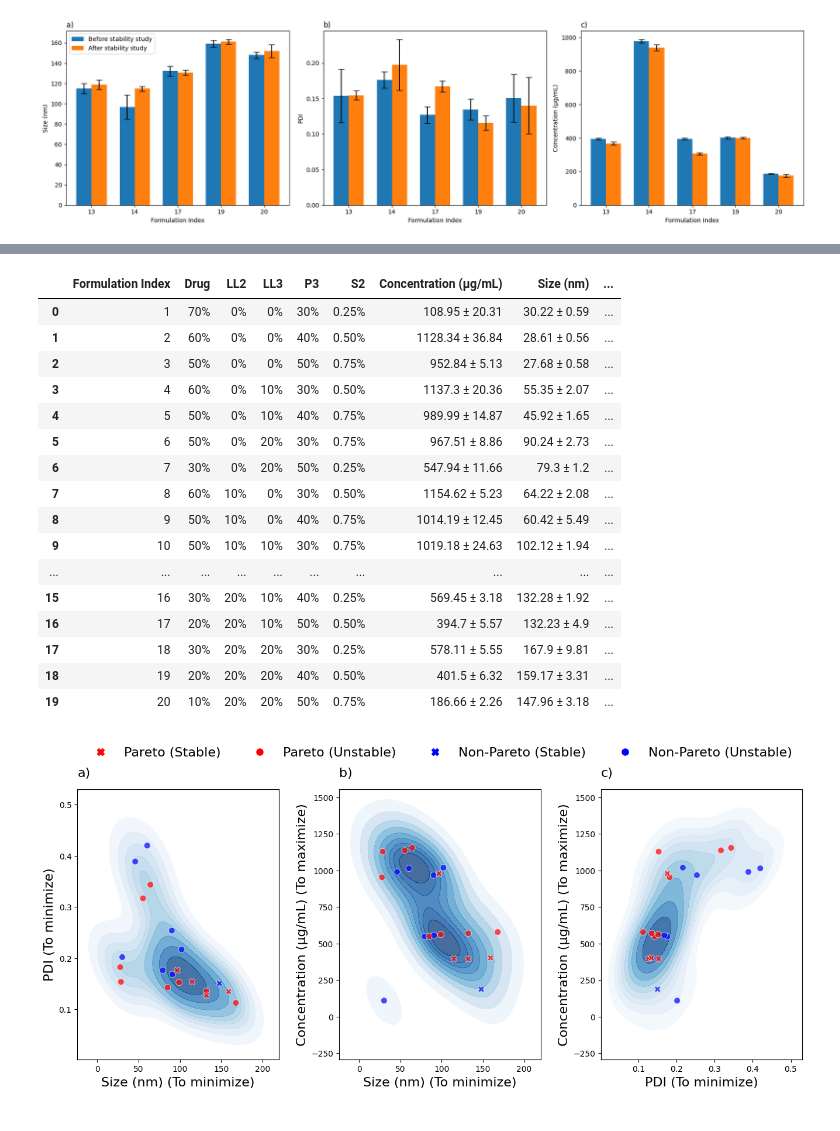
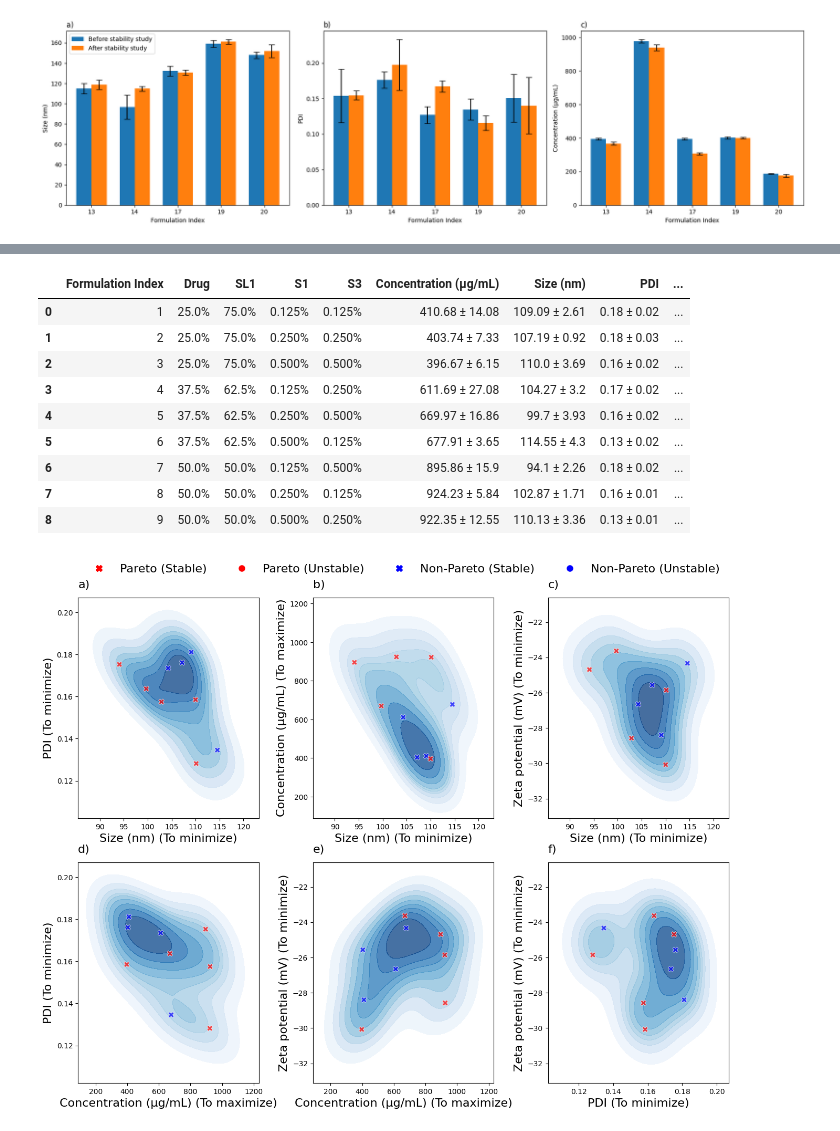
Before and after one commit to ZeqingBao/SDL5_Nano, a Jupyter notebook: 2nd_round_screening/2nd_data_analysis.ipynb, the cells around one changed output, grey strips where cells are left out. Saved outputs shown, nothing was run; the diff lists cells and outputs as text; code cells hidden in the pictures.

```diff
--- a/2nd_round_screening/2nd_data_analysis.ipynb
+++ b/2nd_round_screening/2nd_data_analysis.ipynb
@@ -170,5 +216,6 @@ def summarize(df, column):
 summary_size = summarize(raw_data, 'Diameter (nm)')
 summary_pdi = summarize(raw_data, 'PD Index')
 summary_conc = summarize(raw_data, 'Concentration (µg/mL)')
+summary_zeta = summarize(raw_data, 'Zeta potential (mV)')
 # %%
 # Merge the summaries back into the original DataFrame
@@ -418,15 +447,15 @@ def distribution(x, y , ax , ann):
     ax.set_xticklabels(ax.get_xticklabels(), fontsize=fontsize)
 
 
-    ax.annotate(ann, xy=(0, 1.10), xycoords="axes fraction", va="top", ha="left", fontsize=fontsize)
+    ax.annotate(ann, xy=(0, 1.12), xycoords="axes fraction", va="top", ha="left", fontsize=fontsize)
 # %%
 # Plot the distribution
 
-fig = plt.figure(figsize=(36, 24))
-grid = plt.GridSpec(4, 4, wspace=0.4, hspace=0.4)
+fig = plt.figure(figsize=(36, 36))
+grid = plt.GridSpec(5, 4, wspace=0.4, hspace=0.4)
 
-x_list = [ 'LL2', 'LL3', 'P3', 'S2']
-y_list = ['Size (nm)', 'PDI', 'Concentration (µg/mL)', 'Stability']
+x_list = [ 'SL1', 'S1', 'S3']
+y_list = ['Size (nm)', 'PDI', 'Concentration (µg/mL)', 'Zeta potential (mV)', 'Stability', ]
 
 # Counter for annotation labels, starting with 'a'
 letter_index = 97  # ASCII value for 'a'
@@ -463,7 +492,7 @@ Passing `palette` without assigning `hue` is deprecated and will be removed in v
 # %%
 # Save the data to an Excel file
 
-columns_to_save = ['Formulation Index','Drug', 'LL2', 'LL3', 'P3', 'S2',  'Concentration (µg/mL)', 'Size (nm)', 'PDI', 'Stability', 'Pareto']
+columns_to_save = ['Formulation Index','Drug', 'SL1', 'S1', 'S3', 'Concentration (µg/mL)', 'Size (nm)', 'PDI', 'Stability', 'Zeta potential (mV)','Pareto']
 
 
 table = doe[columns_to_save].copy()
@@ -472,34 +501,28 @@ table = doe[columns_to_save].copy()
 table['Concentration (µg/mL)'] = round(doe['Concentration (µg/mL)'],2).astype(str) + ' ± ' + round(doe['Concentration (µg/mL)_std'],2).astype(str)
 table['Size (nm)'] = round(doe['Size (nm)'],2).astype(str) + ' ± ' + round(doe['Size (nm)_std'],2).astype(str)
 table['PDI'] = round(doe['PDI'],2).astype(str) + ' ± ' + round(doe['PDI_std'],2).astype(str)
-table["S2"] = table["S2"].apply(lambda x: f"{x:.2f}%")
-table["Drug"] = table["Drug"].apply(lambda x: f"{x:.0f}%")
-table["LL2"] = table["LL2"].apply(lambda x: f"{x:.0f}%")
-table["LL3"] = table["LL3"].apply(lambda x: f"{x:.0f}%")
-table["P3"] = table["P3"].apply(lambda x: f"{x:.0f}%")
+table['Zeta potential (mV)'] = round(doe['Zeta potential (mV)'],2).astype(str) + ' ± ' + round(doe['Zeta potential (mV)_std'],2).astype(str)
+table["SL1"] = table["SL1"].apply(lambda x: f"{x:.1f}%")
+table["Drug"] = table["Drug"].apply(lambda x: f"{x:.1f}%")
+table["S1"] = table["S1"].apply(lambda x: f"{x:.3f}%")
+table["S3"] = table["S3"].apply(lambda x: f"{x:.3f}%")
+
 table['Formulation Index'] = table.index + 1
 
 
 table.to_excel('Table.xlsx', index=False)
 table
 # %% [output]
-|  | Formulation Index | Drug | LL2 | LL3 | P3 | S2 | Concentration (µg/mL) | Size (nm) | ... |
-| 0 | 1 | 70% | 0% | 0% | 30% | 0.25% | 108.95 ± 20.31 | 30.22 ± 0.59 | ... |
-| 1 | 2 | 60% | 0% | 0% | 40% | 0.50% | 1128.34 ± 36.84 | 28.61 ± 0.56 | ... |
-| 2 | 3 | 50% | 0% | 0% | 50% | 0.75% | 952.84 ± 5.13 | 27.68 ± 0.58 | ... |
-| 3 | 4 | 60% | 0% | 10% | 30% | 0.50% | 1137.3 ± 20.36 | 55.35 ± 2.07 | ... |
-| 4 | 5 | 50% | 0% | 10% | 40% | 0.75% | 989.99 ± 14.87 | 45.92 ± 1.65 | ... |
-| 5 | 6 | 50% | 0% | 20% | 30% | 0.75% | 967.51 ± 8.86 | 90.24 ± 2.73 | ... |
-| 6 | 7 | 30% | 0% | 20% | 50% | 0.25% | 547.94 ± 11.66 | 79.3 ± 1.2 | ... |
-| 7 | 8 | 60% | 10% | 0% | 30% | 0.50% | 1154.62 ± 5.23 | 64.22 ± 2.08 | ... |
-| 8 | 9 | 50% | 10% | 0% | 40% | 0.75% | 1014.19 ± 12.45 | 60.42 ± 5.49 | ... |
-| 9 | 10 | 50% | 10% | 10% | 30% | 0.75% | 1019.18 ± 24.63 | 102.12 ± 1.94 | ... |
-| ... | ... | ... | ... | ... | ... | ... | ... | ... | ... |
-| 15 | 16 | 30% | 20% | 10% | 40% | 0.25% | 569.45 ± 3.18 | 132.28 ± 1.92 | ... |
-| 16 | 17 | 20% | 20% | 10% | 50% | 0.50% | 394.7 ± 5.57 | 132.23 ± 4.9 | ... |
-| 17 | 18 | 30% | 20% | 20% | 30% | 0.25% | 578.11 ± 5.55 | 167.9 ± 9.81 | ... |
-| 18 | 19 | 20% | 20% | 20% | 40% | 0.50% | 401.5 ± 6.32 | 159.17 ± 3.31 | ... |
-| 19 | 20 | 10% | 20% | 20% | 50% | 0.75% | 186.66 ± 2.26 | 147.96 ± 3.18 | ... |
+|  | Formulation Index | Drug | SL1 | S1 | S3 | Concentration (µg/mL) | Size (nm) | PDI | ... |
+| 0 | 1 | 25.0% | 75.0% | 0.125% | 0.125% | 410.68 ± 14.08 | 109.09 ± 2.61 | 0.18 ± 0.02 | ... |
+| 1 | 2 | 25.0% | 75.0% | 0.250% | 0.250% | 403.74 ± 7.33 | 107.19 ± 0.92 | 0.18 ± 0.03 | ... |
+| 2 | 3 | 25.0% | 75.0% | 0.500% | 0.500% | 396.67 ± 6.15 | 110.0 ± 3.69 | 0.16 ± 0.02 | ... |
+| 3 | 4 | 37.5% | 62.5% | 0.125% | 0.250% | 611.69 ± 27.08 | 104.27 ± 3.2 | 0.17 ± 0.02 | ... |
+| 4 | 5 | 37.5% | 62.5% | 0.250% | 0.500% | 669.97 ± 16.86 | 99.7 ± 3.93 | 0.16 ± 0.02 | ... |
+| 5 | 6 | 37.5% | 62.5% | 0.500% | 0.125% | 677.91 ± 3.65 | 114.55 ± 4.3 | 0.13 ± 0.02 | ... |
+| 6 | 7 | 50.0% | 50.0% | 0.125% | 0.500% | 895.86 ± 15.9 | 94.1 ± 2.26 | 0.18 ± 0.02 | ... |
+| 7 | 8 | 50.0% | 50.0% | 0.250% | 0.125% | 924.23 ± 5.84 | 102.87 ± 1.71 | 0.16 ± 0.01 | ... |
+| 8 | 9 | 50.0% | 50.0% | 0.500% | 0.250% | 922.35 ± 12.55 | 110.13 ± 3.36 | 0.13 ± 0.01 | ... |
 # %%
 # Plot the contour plots
 
@@ -553,7 +576,7 @@ def contour(data, prop_1, prop_2, ax, ann, scheme='Blues'):
 
 
     def direction(prop):
-        if prop == 'Size (nm)' or prop == 'PDI':
+        if prop == 'Size (nm)' or prop == 'PDI' or prop == 'Zeta potential (mV)':
             return ' (To minimize)'
         elif prop == 'Concentration (µg/mL)':
             return ' (To maximize)'
@@ -566,21 +589,30 @@ def contour(data, prop_1, prop_2, ax, ann, scheme='Blues'):
 # %%
 # Plot the contour plots
 
-fig = plt.figure(figsize=(16, 6))
-grid = plt.GridSpec(1, 3, wspace=0.3, hspace=0.2)
+fig = plt.figure(figsize=(16, 12))
+grid = plt.GridSpec(2, 3, wspace=0.3, hspace=0.2)
 
 ax1 = fig.add_subplot(grid[0, 0])
 contour(doe, 'Size (nm)', 'PDI', ax1, 'a)')
 
 ax2 = fig.add_subplot(grid[0, 1])
 contour(doe, 'Size (nm)', 'Concentration (µg/mL)', ax2, 'b)')
 
 ax3 = fig.add_subplot(grid[0, 2])
-contour(doe, 'PDI', 'Concentration (µg/mL)', ax3, 'c)')
+contour(doe, 'Size (nm)', 'Zeta potential (mV)', ax3, 'c)')
+
+ax4 = fig.add_subplot(grid[1, 0])
+contour(doe, 'Concentration (µg/mL)', 'PDI', ax4, 'd)')
+
+ax5 = fig.add_subplot(grid[1, 1])
+contour(doe, 'Concentration (µg/mL)', 'Zeta potential (mV)', ax5, 'e)')
+
+ax6 = fig.add_subplot(grid[1, 2])
+contour(doe, 'PDI', 'Zeta potential (mV)', ax6, 'f)')
 
 
 fig.patch.set(facecolor='none')
 fig.canvas.print_figure('Contour.png', dpi=600)
 plt.show()
 # %% [output]
-[figure, old version]
+[figure, new version]
```
Also changed, not shown: parts of 12 cells of this notebook, 10 other files.
